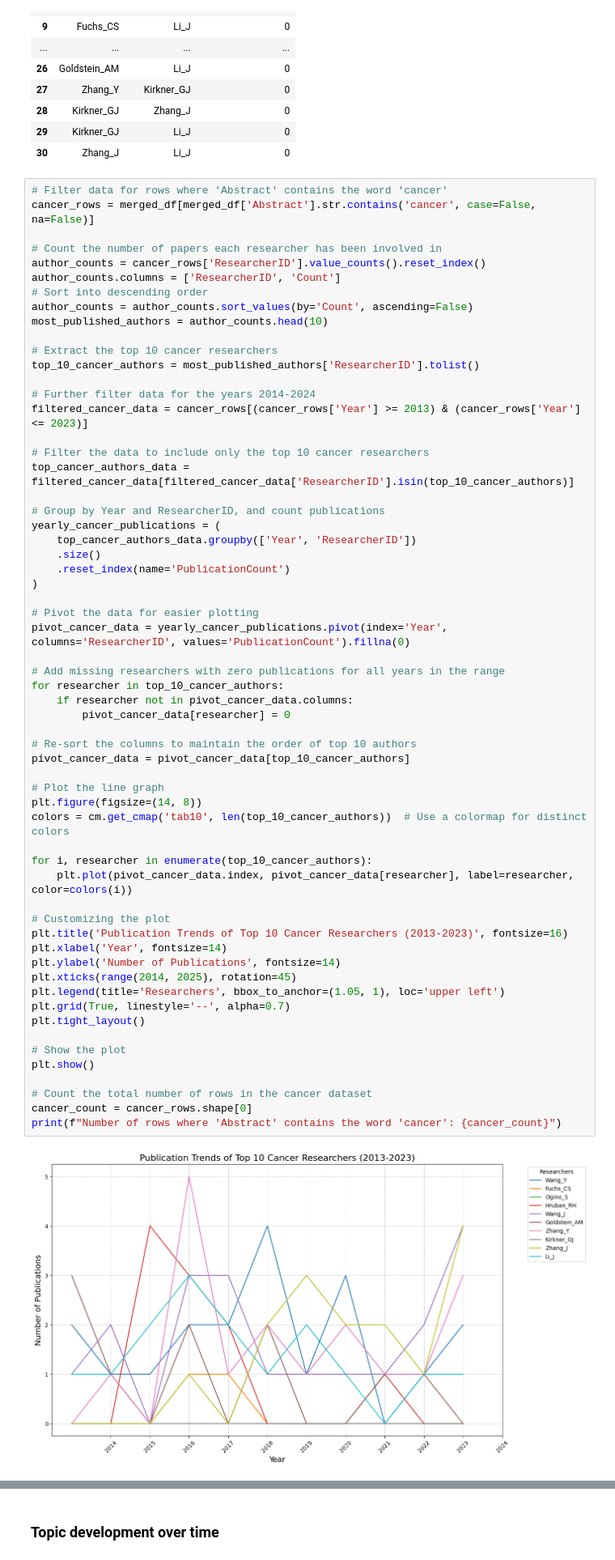
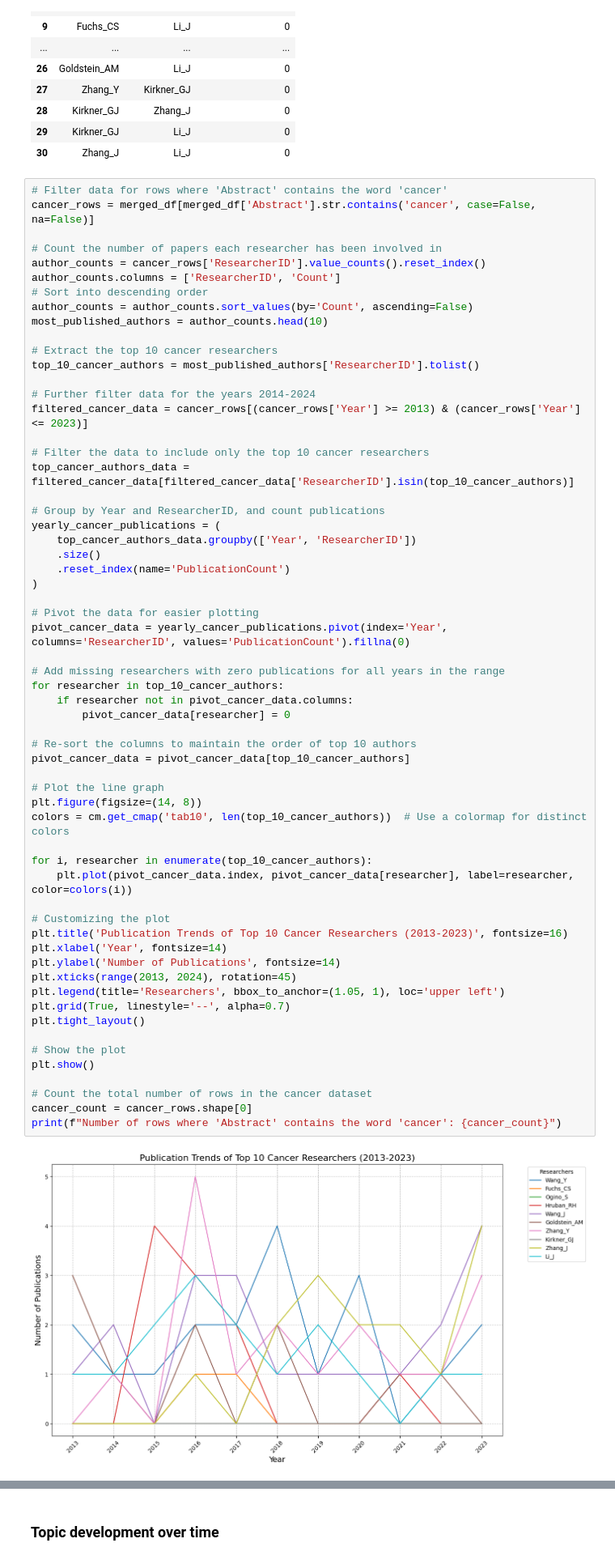
Before and after one commit to ThanakornMix/G1-Consulting-Data-Science, a Jupyter notebook: Consulting.ipynb, the cells around one changed output, grey strips where cells are left out. Shown at 81% size. Saved outputs shown, nothing was run; the diff lists cells and outputs as text.

```diff
--- a/Consulting.ipynb
+++ b/Consulting.ipynb
@@ -348,35 +361,35 @@ pivot_cancer_data = yearly_cancer_publications.pivot(index='Year', columns='Rese
 # Add missing researchers with zero publications for all years in the range
 for researcher in top_10_cancer_authors:
     if researcher not in pivot_cancer_data.columns:
         pivot_cancer_data[researcher] = 0
 
 # Re-sort the columns to maintain the order of top 10 authors
 pivot_cancer_data = pivot_cancer_data[top_10_cancer_authors]
 
 # Plot the line graph
 plt.figure(figsize=(14, 8))
 colors = cm.get_cmap('tab10', len(top_10_cancer_authors))  # Use a colormap for distinct colors
 
 for i, researcher in enumerate(top_10_cancer_authors):
     plt.plot(pivot_cancer_data.index, pivot_cancer_data[researcher], label=researcher, color=colors(i))
 
 # Customizing the plot
 plt.title('Publication Trends of Top 10 Cancer Researchers (2013-2023)', fontsize=16)
 plt.xlabel('Year', fontsize=14)
 plt.ylabel('Number of Publications', fontsize=14)
-plt.xticks(range(2014, 2025), rotation=45)
+plt.xticks(range(2013, 2024), rotation=45)
 plt.legend(title='Researchers', bbox_to_anchor=(1.05, 1), loc='upper left')
 plt.grid(True, linestyle='--', alpha=0.7)
 plt.tight_layout()
 
 # Show the plot
 plt.show()
 
 # Count the total number of rows in the cancer dataset
 cancer_count = cancer_rows.shape[0]
 print(f"Number of rows where 'Abstract' contains the word 'cancer': {cancer_count}")
 # %% [output]
-[figure, old version]
+[figure, new version]
 Number of rows where 'Abstract' contains the word 'cancer': 14370
 # %%
 import seaborn as sns
```
Also changed, not shown: parts of 8 cells of this notebook.
